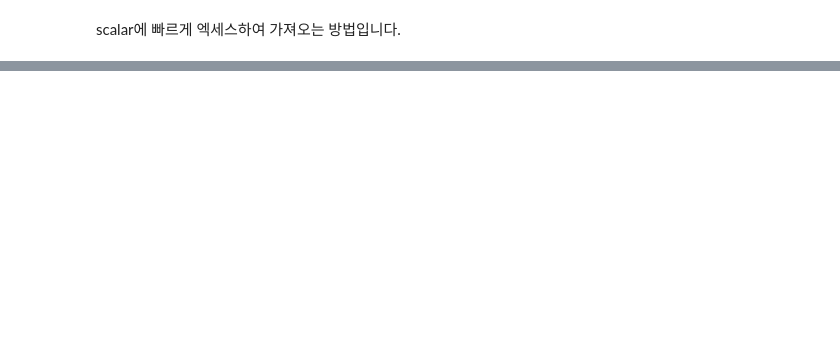
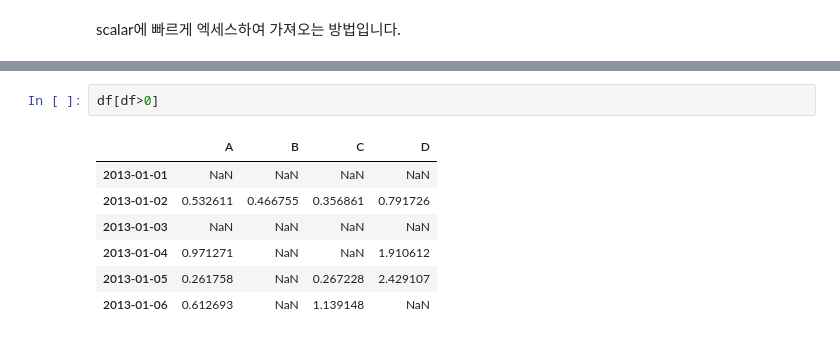
Before and after one commit to HwangHanJae/DataScience_Basic_Tect, a Jupyter notebook: pandas_10minutes_tutorial.ipynb, the cells around one changed output, grey strips where cells are left out. Drawn from its saved outputs; the diff is of its cells as text; blank space fills up the shorter version.

```diff
--- a/pandas_10minutes_tutorial.ipynb
+++ b/pandas_10minutes_tutorial.ipynb
@@ -293,0 +377,10 @@ df.at[dates[0],"A"]
+# %%
+df[df>0]
+# %% [output]
+|  | A | B | C | D |
+| 2013-01-01 | NaN | NaN | NaN | NaN |
+| 2013-01-02 | 0.532611 | 0.466755 | 0.356861 | 0.791726 |
+| 2013-01-03 | NaN | NaN | NaN | NaN |
+| 2013-01-04 | 0.971271 | NaN | NaN | 1.910612 |
+| 2013-01-05 | 0.261758 | NaN | 0.267228 | 2.429107 |
+| 2013-01-06 | 0.612693 | NaN | 1.139148 | NaN |
```
Also changed, not shown: parts of 41 cells of this notebook.
